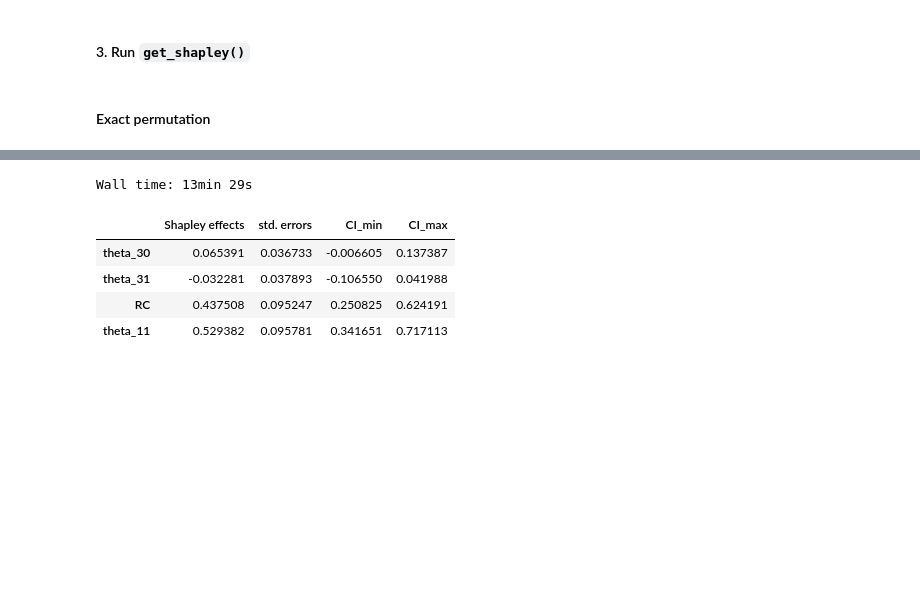
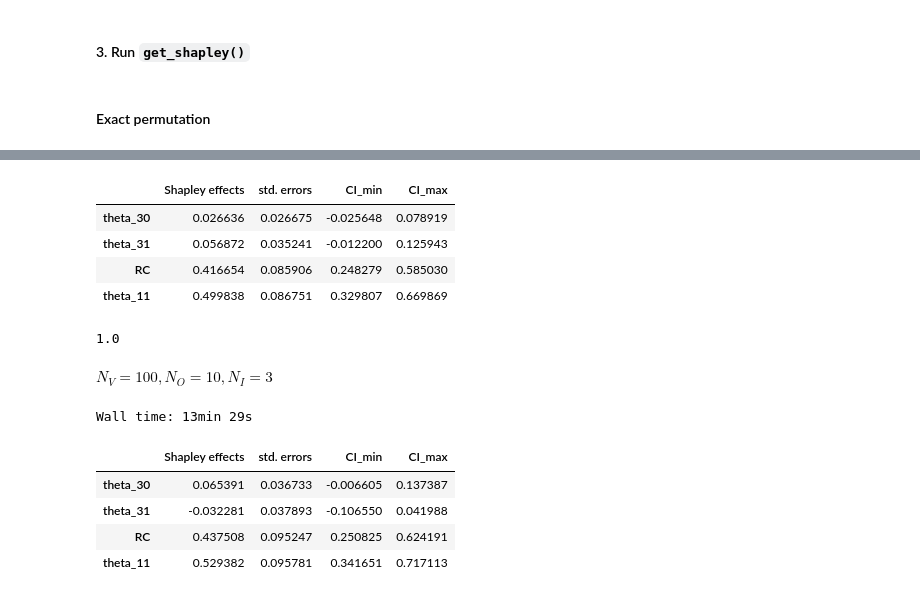
Before and after one commit to bhmueller/thesis, a Jupyter notebook: distribution_structural_parameter_estimates.ipynb, the cells around one changed output, grey strips where cells are left out. Drawn from its saved outputs; the diff is of its cells as text; code cells hidden in the pictures; blank space fills up the shorter version.

Commit message:
[WIP] Code new functions for sampling and ruspy wrapper function to allow for calculation of Shapley effects for all five inputs.

```diff
--- a/distribution_structural_parameter_estimates.ipynb
+++ b/distribution_structural_parameter_estimates.ipynb
@@ -360,8 +360,8 @@ if method == 'exact':
     n_perms = None
 elif method == 'random':
     n_perms = 10
-n_output = 10**2
-n_outer = 10
+n_output = 10**3
+n_outer = 15
 n_inner = 3
 # %%
 # Approximate time for computation in hours (approx. 35 s per 100 model evaluations).
@@ -386,0 +389,7 @@ print('', n_evals, 'model evaluations',
+# %%
+%%time
+# 4,240 model evaluations
+exact_shapley_4240 = get_shapley(method, rust_model, x_all, x_cond,
+                                 n_perms, n_inputs, n_output, n_outer, n_inner)
+exact_shapley_4240.rename(index={'X1': 'theta_30', 'X2': 'theta_31', 'X3': 'RC', 'X4': 'theta_11'},
+                          inplace=True)
@@ -387,3 +398,18 @@ print('', n_evals, 'model evaluations',
+# %%
+exact_shapley_4240
+# %% [output]
+|  | Shapley effects | std. errors | CI_min | CI_max |
+| theta_30 | 0.026636 | 0.026675 | -0.025648 | 0.078919 |
+| theta_31 | 0.056872 | 0.035241 | -0.012200 | 0.125943 |
+| RC | 0.416654 | 0.085906 | 0.248279 | 0.585030 |
+| theta_11 | 0.499838 | 0.086751 | 0.329807 | 0.669869 |
+# %%
+# Test sum of Shapley effects.
+exact_shapley_4240['Shapley effects'].sum()
+# %% [output]
+1.0
+# %% [markdown]
+$N_V = 100, N_O = 10, N_I = 3$
 # %%
 %%time
 exact_shapley = get_shapley(method, rust_model, x_all, x_cond, n_perms, n_inputs, n_output, n_outer, n_inner)
```
Also changed, not shown: parts of 22 cells of this notebook.
